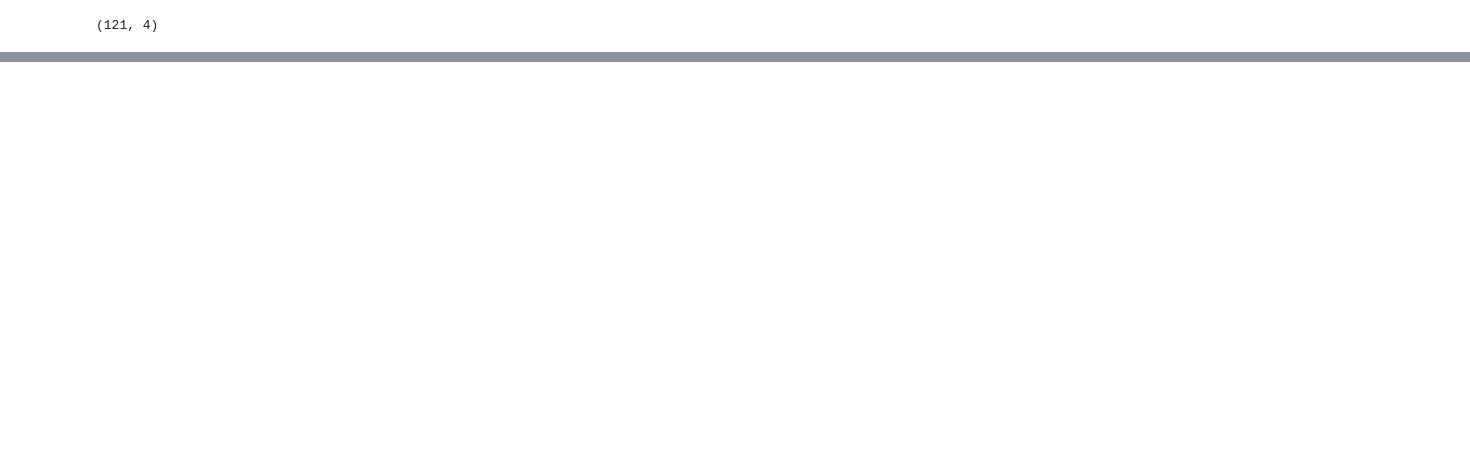
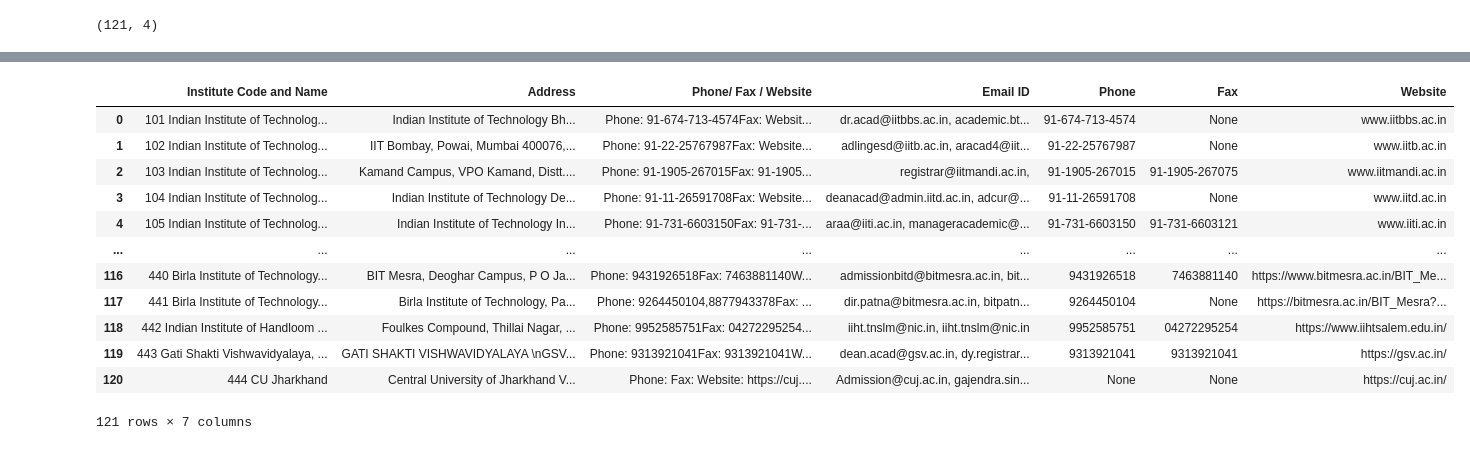
Before and after one commit to sass846/josaa-analysis, a Jupyter notebook: notebooks/institutes.ipynb, the cells around one changed output, grey strips where cells are left out. Saved outputs shown, nothing was run; the diff lists cells and outputs as text; code cells hidden in the pictures; blank space fills up the shorter version.

Commit message:
populate institute

```diff
--- a/notebooks/institutes.ipynb
+++ b/notebooks/institutes.ipynb
@@ -116,0 +121,29 @@ df.shape
+# %%
+def extract_info(row):
+    phone = re.search(r'Phone:\s*([\d\-]+)', row)
+    fax = re.search(r'Fax:\s*([\d\-]+)', row)
+    website = re.search(r'Website:\s*(\S+)', row)
+
+    return pd.Series({
+        'Phone': phone.group(1) if phone else None,
+        'Fax': fax.group(1) if fax else None,
+        'Website': website.group(1) if website else None
+    })
+# %%
+df[['Phone', 'Fax', 'Website']] = df['Phone/ Fax / Website'].apply(extract_info)
+# %%
+df
+# %% [output]
+|  | Institute Code and Name | Address | Phone/ Fax / Website | Email ID | Phone | Fax | Website |
+| 0 | 101 Indian Institute of Technolog... | Indian Institute of Technology Bh... | Phone: 91-674-713-4574Fax: Websit... | dr.acad@iitbbs.ac.in, academic.bt... | 91-674-713-4574 | None | www.iitbbs.ac.in |
+| 1 | 102 Indian Institute of Technolog... | IIT Bombay, Powai, Mumbai 400076,... | Phone: 91-22-25767987Fax: Website... | adlingesd@iitb.ac.in, aracad4@iit... | 91-22-25767987 | None | www.iitb.ac.in |
+| 2 | 103 Indian Institute of Technolog... | Kamand Campus, VPO Kamand, Distt.... | Phone: 91-1905-267015Fax: 91-1905... | registrar@iitmandi.ac.in, | 91-1905-267015 | 91-1905-267075 | www.iitmandi.ac.in |
+| 3 | 104 Indian Institute of Technolog... | Indian Institute of Technology De... | Phone: 91-11-26591708Fax: Website... | deanacad@admin.iitd.ac.in, adcur@... | 91-11-26591708 | None | www.iitd.ac.in |
+| 4 | 105 Indian Institute of Technolog... | Indian Institute of Technology In... | Phone: 91-731-6603150Fax: 91-731-... | araa@iiti.ac.in, manageracademic@... | 91-731-6603150 | 91-731-6603121 | www.iiti.ac.in |
+| ... | ... | ... | ... | ... | ... | ... | ... |
+| 116 | 440 Birla Institute of Technology... | BIT Mesra, Deoghar Campus, P O Ja... | Phone: 9431926518Fax: 7463881140W... | admissionbitd@bitmesra.ac.in, bit... | 9431926518 | 7463881140 | https://www.bitmesra.ac.in/BIT_Me... |
+| 117 | 441 Birla Institute of Technology... | Birla Institute of Technology, Pa... | Phone: 9264450104,8877943378Fax: ... | dir.patna@bitmesra.ac.in, bitpatn... | 9264450104 | None | https://bitmesra.ac.in/BIT_Mesra?... |
+| 118 | 442 Indian Institute of Handloom ... | Foulkes Compound, Thillai Nagar, ... | Phone: 9952585751Fax: 04272295254... | iiht.tnslm@nic.in, iiht.tnslm@nic.in | 9952585751 | 04272295254 | https://www.iihtsalem.edu.in/ |
+| 119 | 443 Gati Shakti Vishwavidyalaya, ... | GATI SHAKTI VISHWAVIDYALAYA \nGSV... | Phone: 9313921041Fax: 9313921041W... | dean.acad@gsv.ac.in, dy.registrar... | 9313921041 | 9313921041 | https://gsv.ac.in/ |
+| 120 | 444 CU Jharkhand | Central University of Jharkhand V... | Phone: Fax: Website: https://cuj.... | Admission@cuj.ac.in, gajendra.sin... | None | None | https://cuj.ac.in/ |
+121 rows × 7 columns
```
Also changed, not shown: parts of 11 cells of this notebook, 7 other files.
